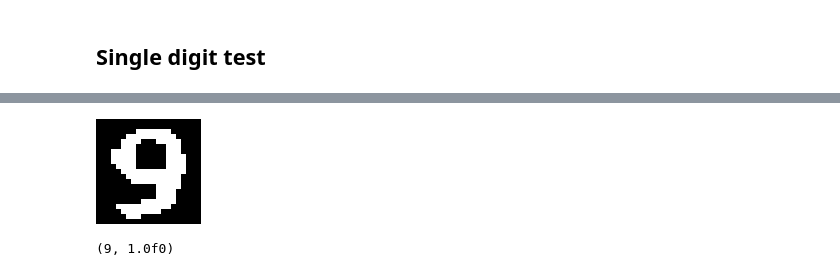
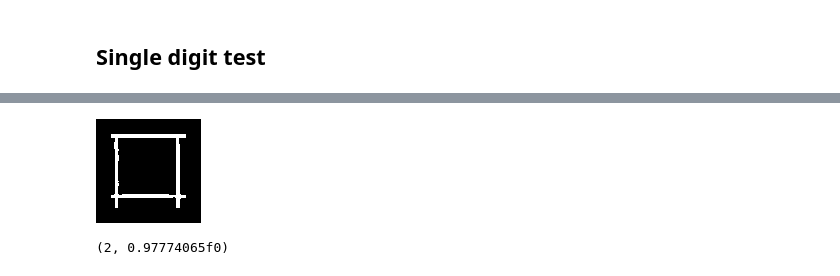
Before and after one commit to LiorSinai/SudokuReader-Julia, a Jupyter notebook: notebooks/DigitDetector.ipynb, the cells around one changed output, grey strips where cells are left out. Cells and saved outputs as stored; diff of their text form; code cells hidden in the pictures.

```diff
--- a/notebooks/DigitDetector.ipynb
+++ b/notebooks/DigitDetector.ipynb
@@ -69,6 +64,7 @@ step_j = Int(ceil(width / 9))
 Δoffset = 0.1
 offset_i = Int(round(Δoffset * step_i))
 offset_j = Int(round(Δoffset * step_j))
+RoIs = []
 canvases = []
 num_detections = 0
 
@@ -98,6 +94,7 @@ for (i_grid, i_img) in enumerate(1:step_i:height)
         end
         centres[i_grid, j_grid] = centre
         push!(canvases, canvas)
+        push!(RoIs, RoI)
     end
 end
 println("$num_detections regions need to be examined")
@@ -171,0 +148,2 @@ digit
+# %%
+RoI = RoIs[0 * 9 + 7]
@@ -186,13 +170,13 @@ sum(kernel .* RoI .!= 0)/(pi * r * r)
 # %%
 height, width = size(digit)
-pad = floor(Int, 0.1 * max(height, width))
+pad = floor(Int, 0.2 * max(height, width))
 imnew = zeros(Float32, (height + 2pad, width +2pad))
 imnew[(pad + 1):(pad + height), (pad + 1):(pad + width)] = digit
-Gray.(imnew)
+digit_ = Gray.(imnew)
 # %% [output]
-[figure, old version]
+[figure, new version]
 # %%
-digit_ = imresize(digit, (28, 28))
+digit_ = imresize(digit_, (28, 28))
 x = Flux.batch([Flux.unsqueeze(Float32.(digit_), 3)])
 logits = model(x)
 probabilites = softmax(logits)
@@ -200,4 +184,4 @@ idx = argmax(probabilites)
 ŷ = idx[1] - 1
 ŷ, probabilites[idx]
 # %% [output]
-(9, 1.0f0)
+(2, 0.97774065f0)
```
Also changed, not shown: parts of 12 cells of this notebook, 4 other files.
